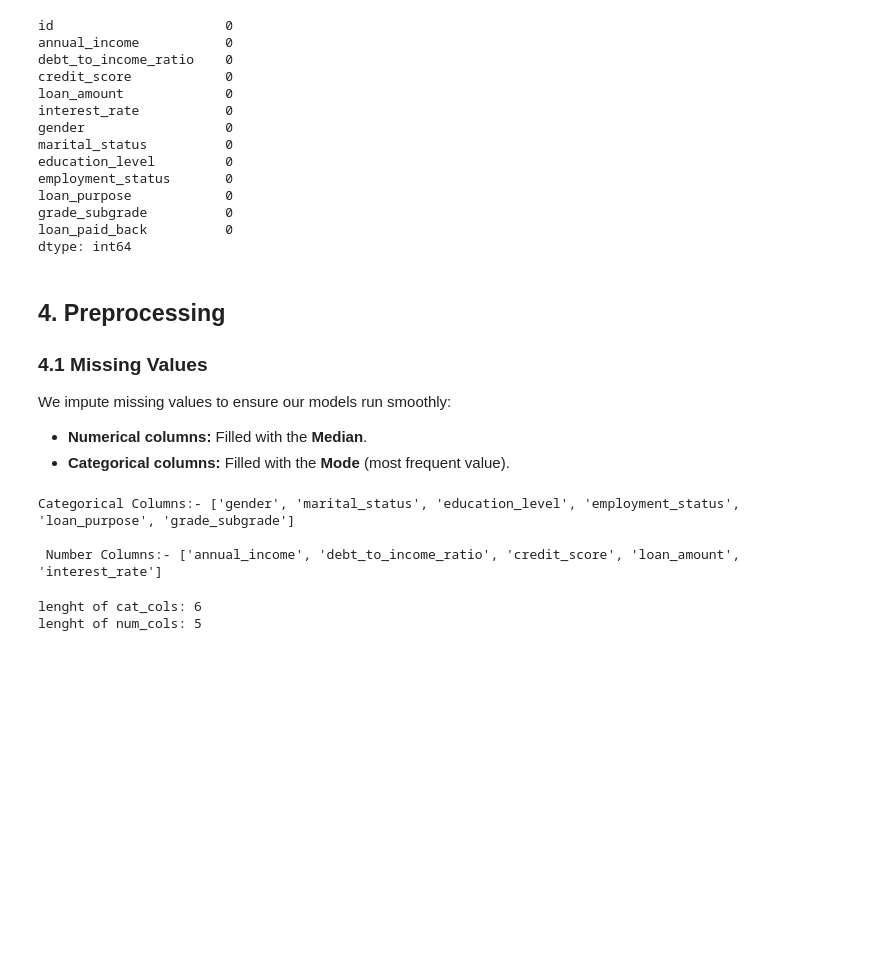
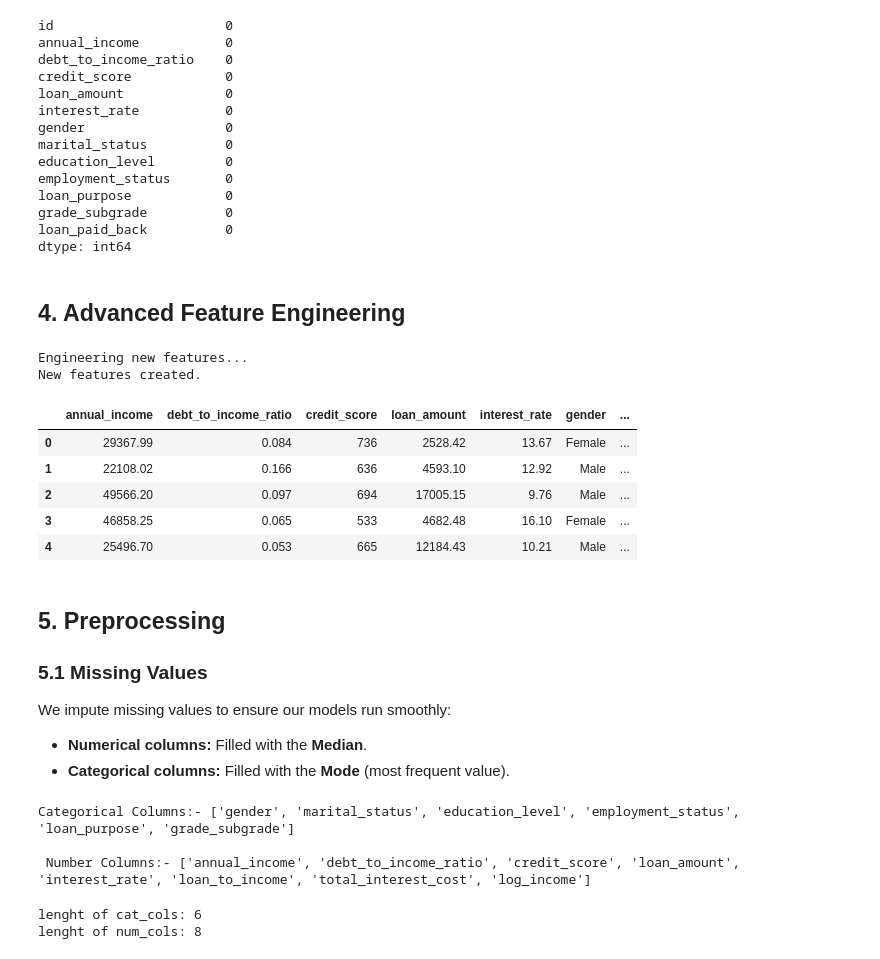
Before and after one commit to irkky/Loan-Payback-Prediction-EDA-to-Ensemble-S5E11, a Jupyter notebook: main.ipynb, the cells around one changed output. Saved outputs shown, nothing was run; the diff lists cells and outputs as text; code cells hidden in the pictures; blank space fills up the shorter version.

Commit message:
Kaggle Notebook | Loan Payback Prediction: EDA to Ensemble [S5E11] | Version 4

```diff
--- a/main.ipynb
+++ b/main.ipynb
@@ -109,9 +120,47 @@ dtype: int64
 if 'id' in train_df.columns:
     train_df = train_df.drop(columns=['id'])
     test_df = test_df.drop(columns=['id'])
+# %% [markdown]
+## 4. Advanced Feature Engineering
+# %%
+def create_features(df):
+
+    # 1. Loan to Income Ratio (How heavy is the loan compared to their salary?)
+    if 'loan_amount' in df.columns and 'annual_income' in df.columns:
+        df['loan_to_income'] = df['loan_amount'] / (df['annual_income'] + 1)
+
+    # 2. Monthly Burden (What % of monthly check goes to this loan?)
+    if 'installment' in df.columns and 'annual_income' in df.columns:
+        df['monthly_burden'] = df['installment'] / ((df['annual_income'] / 12) + 1)
+
+    # 3. Total Interest Cost
+    if 'loan_amount' in df.columns and 'interest_rate' in df.columns:
+        df['total_interest_cost'] = df['loan_amount'] * df['interest_rate']
+
+    # 4. Log Transform for Income (Helps with outliers)
+    if 'annual_income' in df.columns:
+        df['log_income'] = np.log1p(df['annual_income'])
+
+    return df
+
+# Apply to both Train and Test
+print("Engineering new features...")
+train_df = create_features(train_df)
+test_df = create_features(test_df)
+print("New features created.")
+display(train_df.head())
+# %% [output]
+Engineering new features...
+New features created.
+|  | annual_income | debt_to_income_ratio | credit_score | loan_amount | interest_rate | gender | ... |
+| 0 | 29367.99 | 0.084 | 736 | 2528.42 | 13.67 | Female | ... |
+| 1 | 22108.02 | 0.166 | 636 | 4593.10 | 12.92 | Male | ... |
+| 2 | 49566.20 | 0.097 | 694 | 17005.15 | 9.76 | Male | ... |
+| 3 | 46858.25 | 0.065 | 533 | 4682.48 | 16.10 | Female | ... |
+| 4 | 25496.70 | 0.053 | 665 | 12184.43 | 10.21 | Male | ... |
 # %% [markdown]
-## 4. Preprocessing
-### 4.1 Missing Values
+## 5. Preprocessing
+### 5.1 Missing Values
 We impute missing values to ensure our models run smoothly:
 * **Numerical columns:** Filled with the **Median**.
 * **Categorical columns:** Filled with the **Mode** (most frequent value).
@@ -123,10 +172,10 @@ print('Categorical Columns:-', cat_cols, '\n\n', 'Number Columns:-', num_cols)
 # %% [output]
 Categorical Columns:- ['gender', 'marital_status', 'education_level', 'employment_status', 'loan_purpose', 'grade_subgrade']
 
- Number Columns:- ['annual_income', 'debt_to_income_ratio', 'credit_score', 'loan_amount', 'interest_rate']
+ Number Columns:- ['annual_income', 'debt_to_income_ratio', 'credit_score', 'loan_amount', 'interest_rate', 'loan_to_income', 'total_interest_cost', 'log_income']
 # %%
 print('lenght of cat_cols:', len(cat_cols))
 print('lenght of num_cols:', len(num_cols))
 # %% [output]
 lenght of cat_cols: 6
-lenght of num_cols: 5
+lenght of num_cols: 8
```
Also changed, not shown: parts of 39 cells of this notebook.
